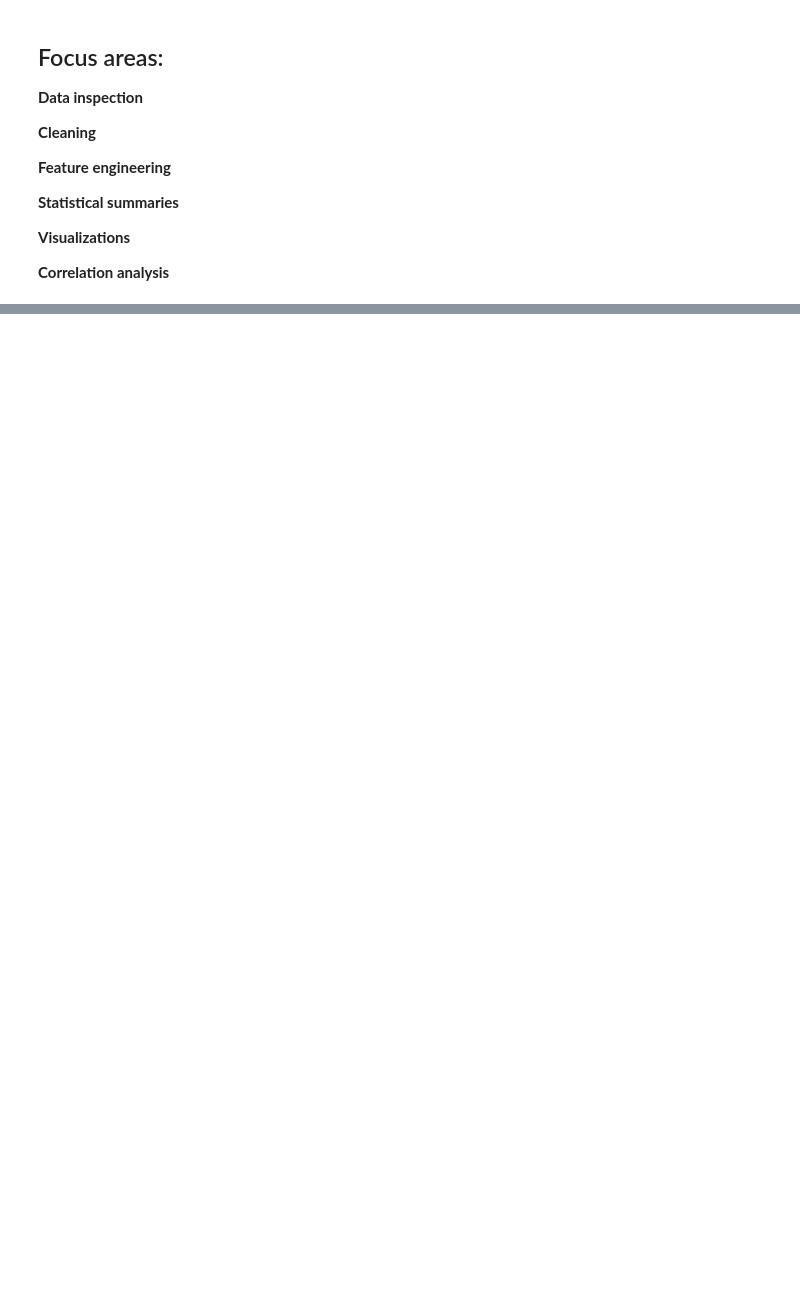
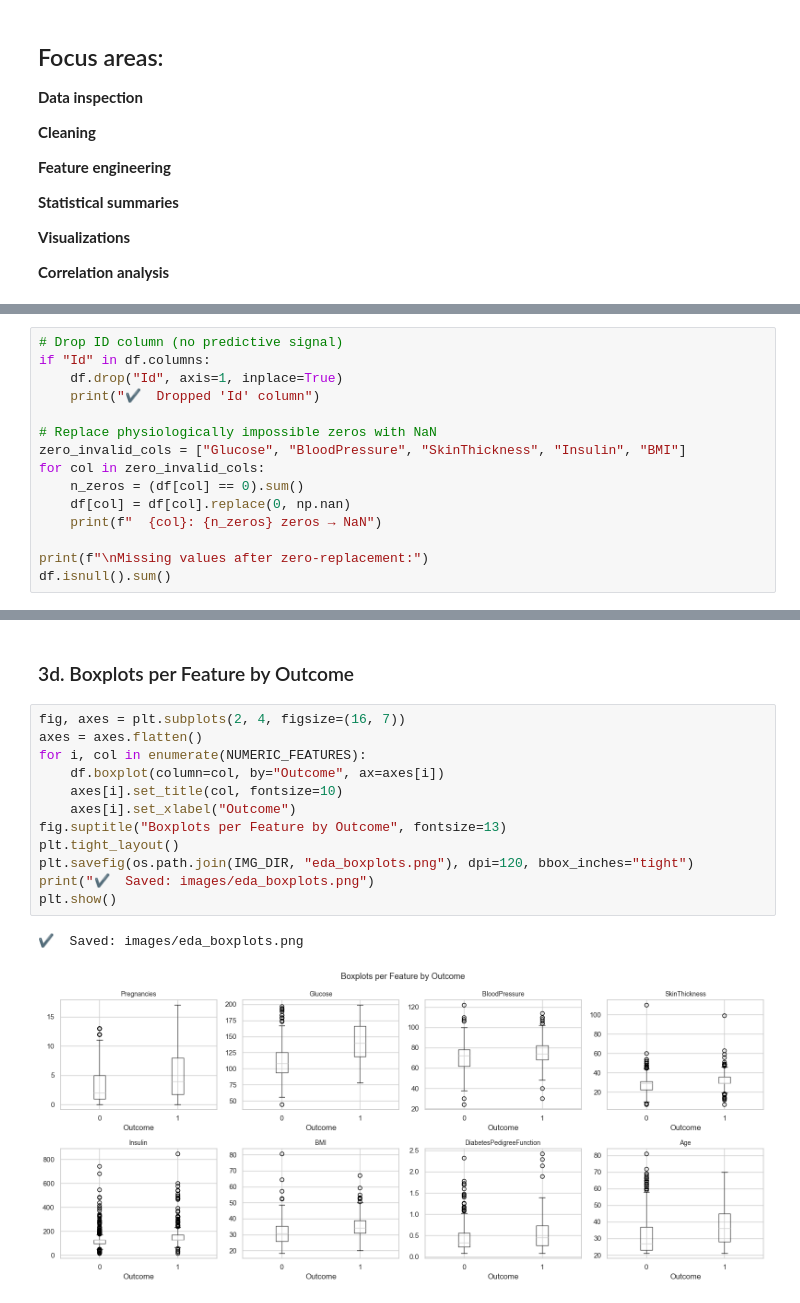
Before and after one commit to kapilsharma2411/CapstoneProject, a Jupyter notebook: Capstone-Project.ipynb, the cells around one changed output, grey strips where cells are left out. Drawn from its saved outputs; the diff is of its cells as text; blank space fills up the shorter version.

```diff
--- a/Capstone-Project.ipynb
+++ b/Capstone-Project.ipynb
@@ -386,0 +118,15 @@ Confusion Matrix:
+# %%
+# Drop ID column (no predictive signal)
+if "Id" in df.columns:
+    df.drop("Id", axis=1, inplace=True)
+    print("✔  Dropped 'Id' column")
+
+# Replace physiologically impossible zeros with NaN
+zero_invalid_cols = ["Glucose", "BloodPressure", "SkinThickness", "Insulin", "BMI"]
+for col in zero_invalid_cols:
+    n_zeros = (df[col] == 0).sum()
+    df[col] = df[col].replace(0, np.nan)
+    print(f"  {col}: {n_zeros} zeros → NaN")
+
+print(f"\nMissing values after zero-replacement:")
+df.isnull().sum()
@@ -386,0 +242,17 @@ Confusion Matrix:
+# %% [markdown]
+### 3d. Boxplots per Feature by Outcome
+# %%
+fig, axes = plt.subplots(2, 4, figsize=(16, 7))
+axes = axes.flatten()
+for i, col in enumerate(NUMERIC_FEATURES):
+    df.boxplot(column=col, by="Outcome", ax=axes[i])
+    axes[i].set_title(col, fontsize=10)
+    axes[i].set_xlabel("Outcome")
+fig.suptitle("Boxplots per Feature by Outcome", fontsize=13)
+plt.tight_layout()
+plt.savefig(os.path.join(IMG_DIR, "eda_boxplots.png"), dpi=120, bbox_inches="tight")
+print("✔  Saved: images/eda_boxplots.png")
+plt.show()
+# %% [output]
+✔  Saved: images/eda_boxplots.png
+[figure, added]
```
Also changed, not shown: parts of 74 cells of this notebook, 11 other files.
